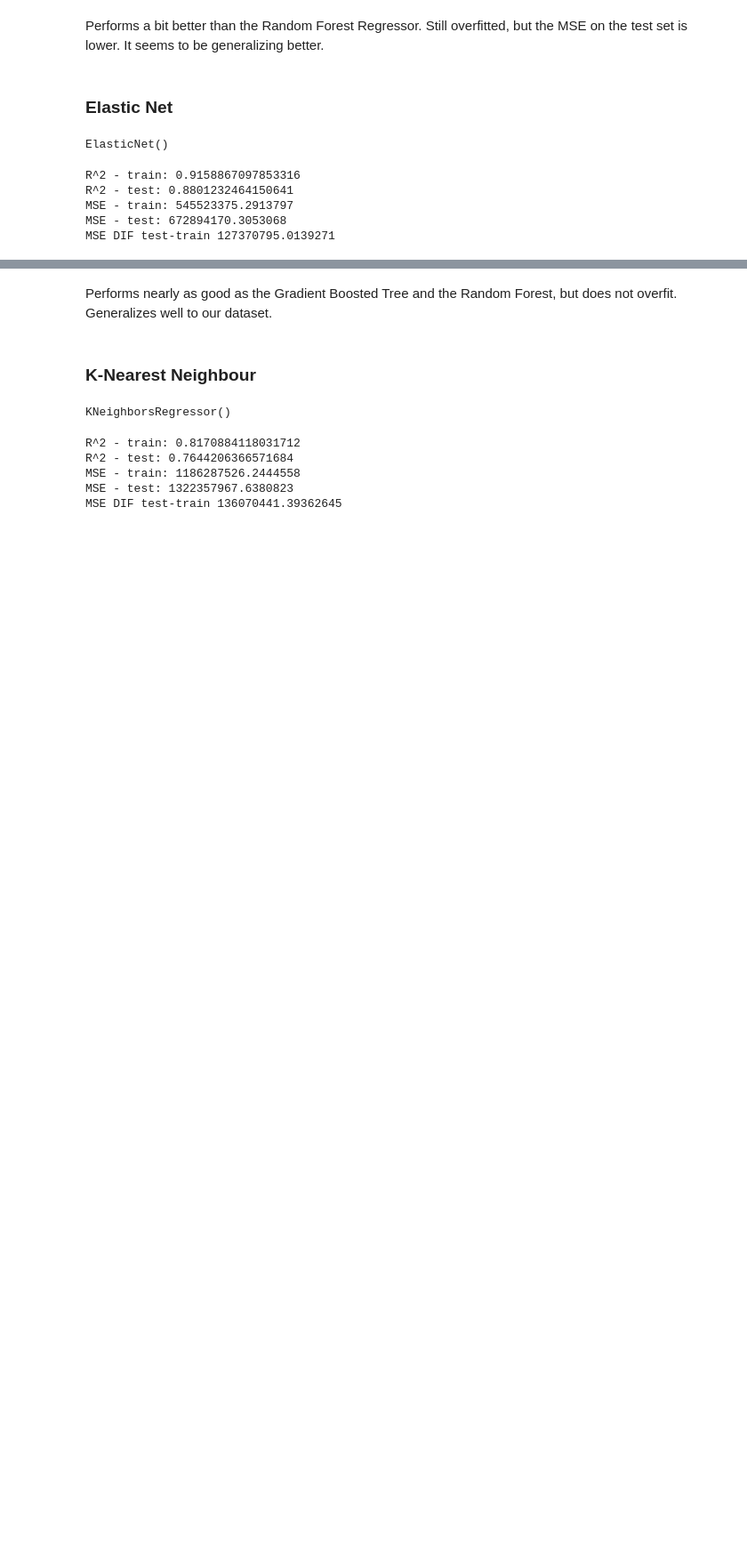
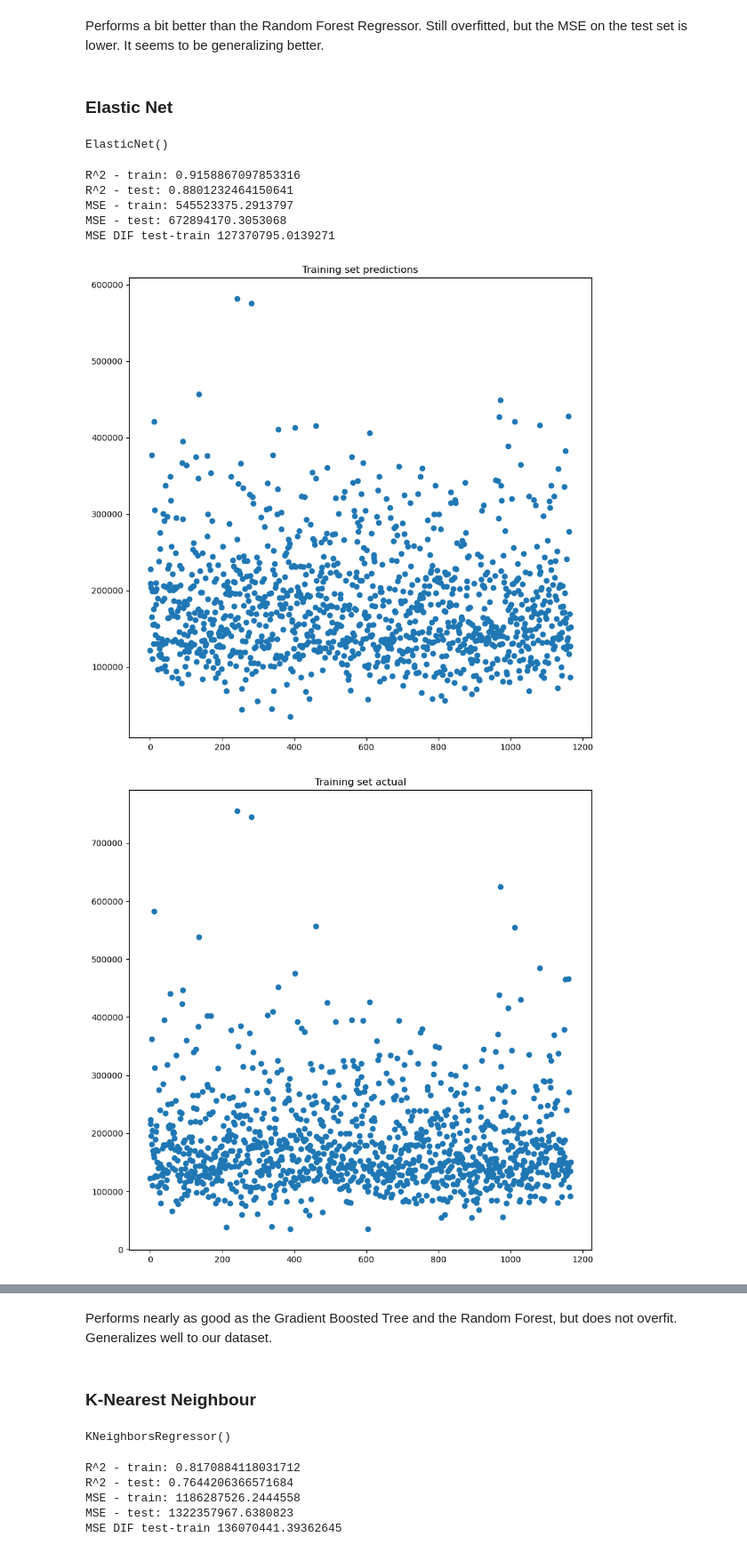
Before and after one commit to michaelbui99/mal-assignment-7, a Jupyter notebook: assignment_7.ipynb, the cells around one changed output, grey strips where cells are left out. Shown at 89% size. Drawn from its saved outputs; the diff is of its cells as text; code cells hidden in the pictures; blank space fills up the shorter version.

```diff
--- a/assignment_7.ipynb
+++ b/assignment_7.ipynb
@@ -721,3 +797,8 @@ R^2 - test: 0.8801232464150641
 MSE - train: 545523375.2913797
 MSE - test: 672894170.3053068
 MSE DIF test-train 127370795.0139271
+# %%
+plot_predictions_to_actual(elastic_net, X_train, y_train, X_test, y_test)
+# %% [output]
+[figure, added]
+[figure, added]
```
Also changed, not shown: parts of 34 cells of this notebook.
